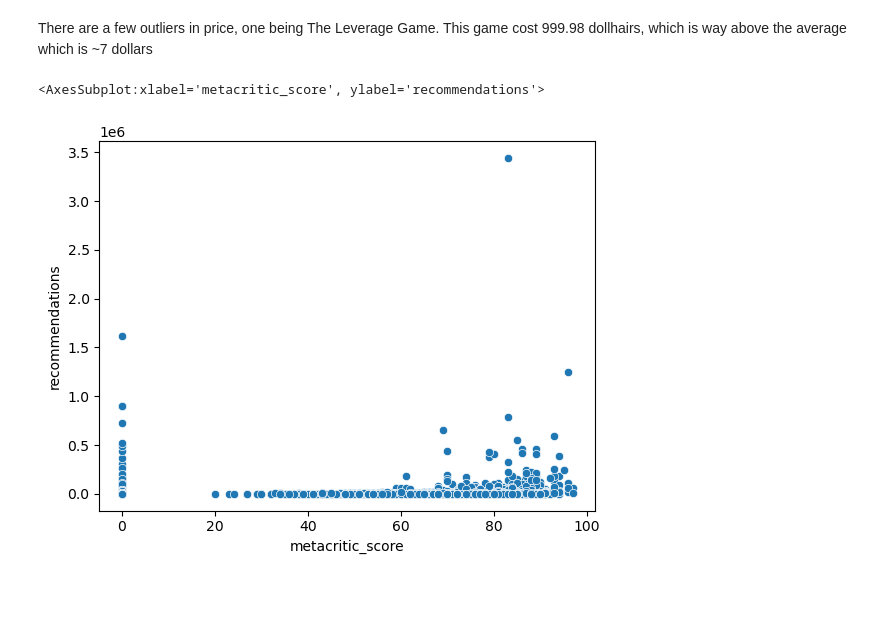
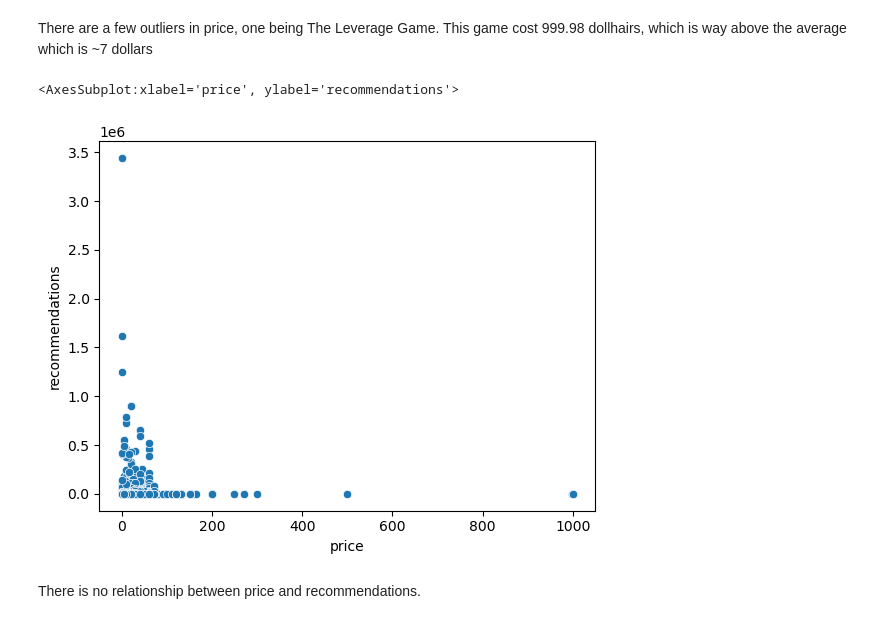
Before and after one commit to CrunchySweet/AI, a Jupyter notebook: Semester1/Games/Games.ipynb, the cells around one changed output. Saved outputs shown, nothing was run; the diff lists cells and outputs as text; code cells hidden in the pictures; blank space fills up the shorter version.

```diff
--- a/Semester1/Games/Games.ipynb
+++ b/Semester1/Games/Games.ipynb
@@ -72,7 +72,9 @@ sns.scatterplot(data= df, x="price", y="metacritic_score")
 # %% [markdown]
 There are a few outliers in price, one being The Leverage Game. This game cost 999.98 dollhairs, which is way above the average which is ~7 dollars
 # %%
-sns.scatterplot(data= df, x="metacritic_score", y="recommendations")
+sns.scatterplot(data= df, x="price", y="recommendations")
 # %% [output]
-<AxesSubplot:xlabel='metacritic_score', ylabel='recommendations'>
+<AxesSubplot:xlabel='price', ylabel='recommendations'>
-[figure, old version]
+[figure, new version]
+# %% [markdown]
+There is no relationship between price and recommendations.
```
